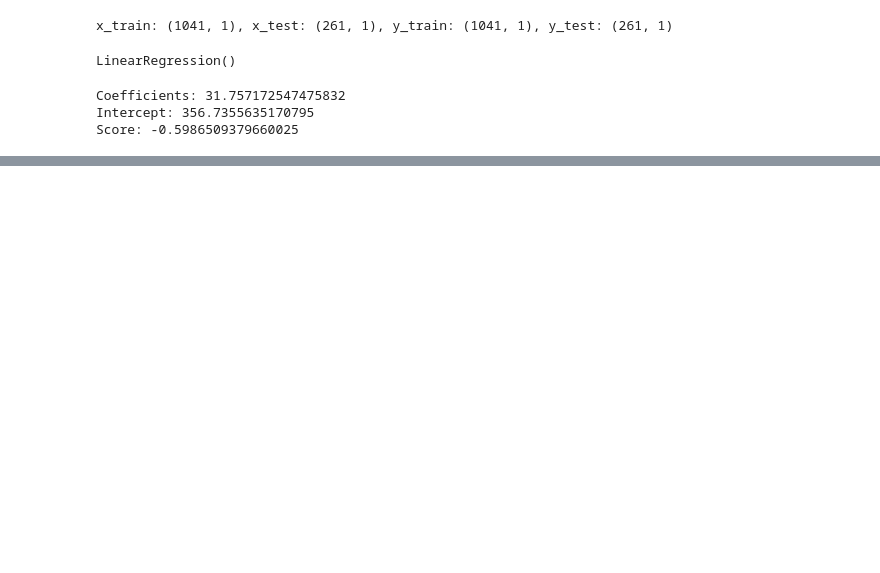
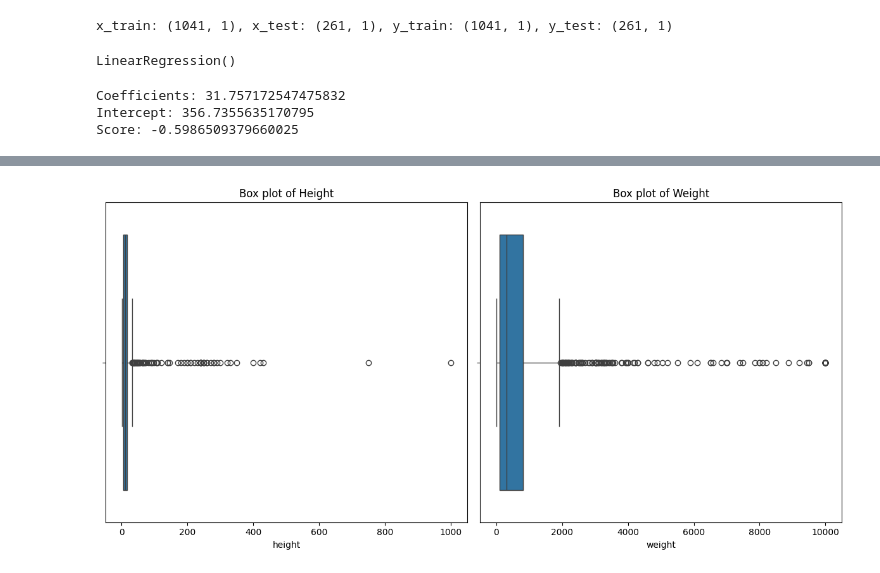
Before and after one commit to nh-spipitone/DataAnalyst-course, a Jupyter notebook: Studenti/GiovanniBartolini/Giorno12/esempio_regressione_lineare.ipynb, the cells around one changed output, grey strips where cells are left out. Drawn from its saved outputs; the diff is of its cells as text; code cells hidden in the pictures; blank space fills up the shorter version.

```diff
--- a/Studenti/GiovanniBartolini/Giorno12/esempio_regressione_lineare.ipynb
+++ b/Studenti/GiovanniBartolini/Giorno12/esempio_regressione_lineare.ipynb
@@ -53,0 +57,15 @@ plt.show()
+# %%
+# box plot of height and weight on separate plots
+plt.figure(figsize=(12, 6))
+plt.subplot(1, 2, 1)
+sns.boxplot(x=df_pokemon['height'])
+plt.title('Box plot of Height')
+
+plt.subplot(1, 2, 2)
+sns.boxplot(x=df_pokemon['weight'])
+plt.title('Box plot of Weight')
+
+plt.tight_layout()
+plt.show()
+# %% [output]
+[figure, added]
```
Also changed, not shown: parts of 8 cells of this notebook.
